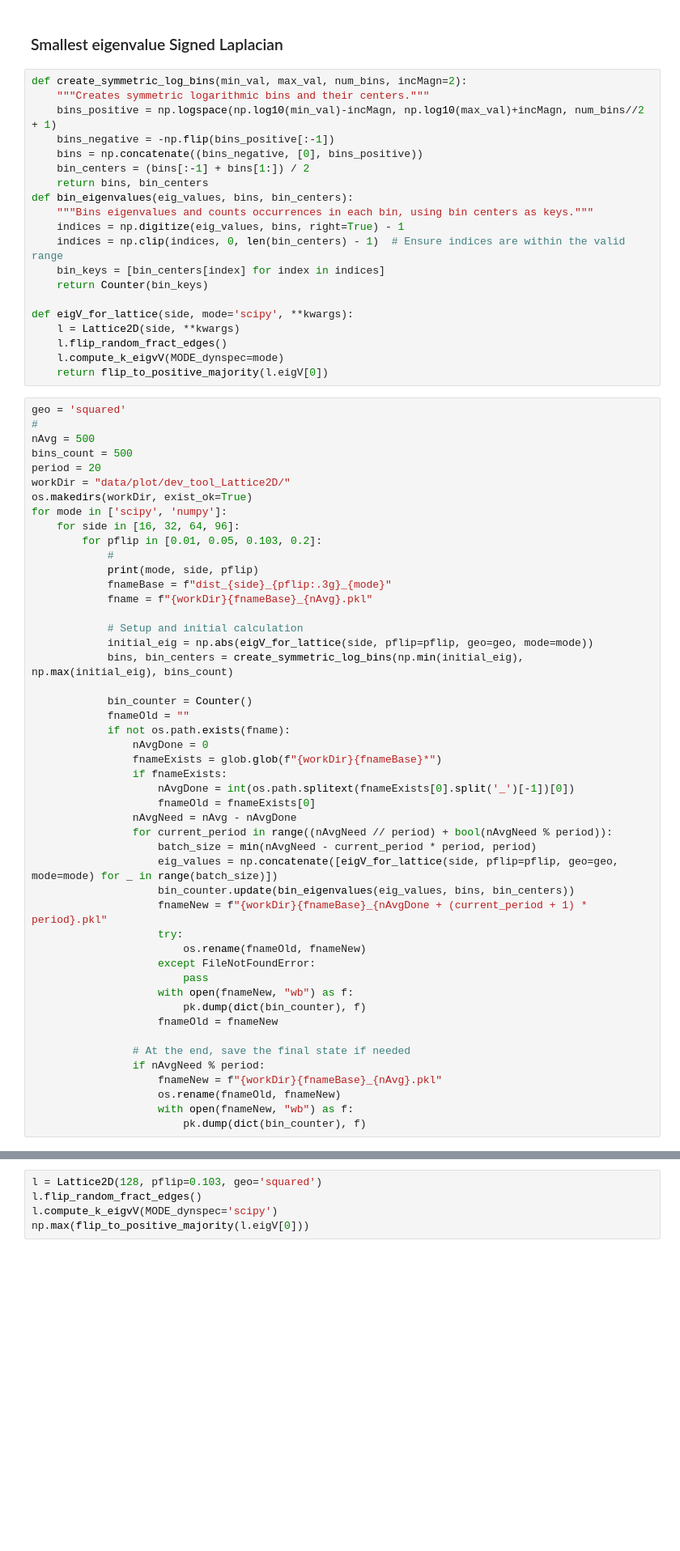
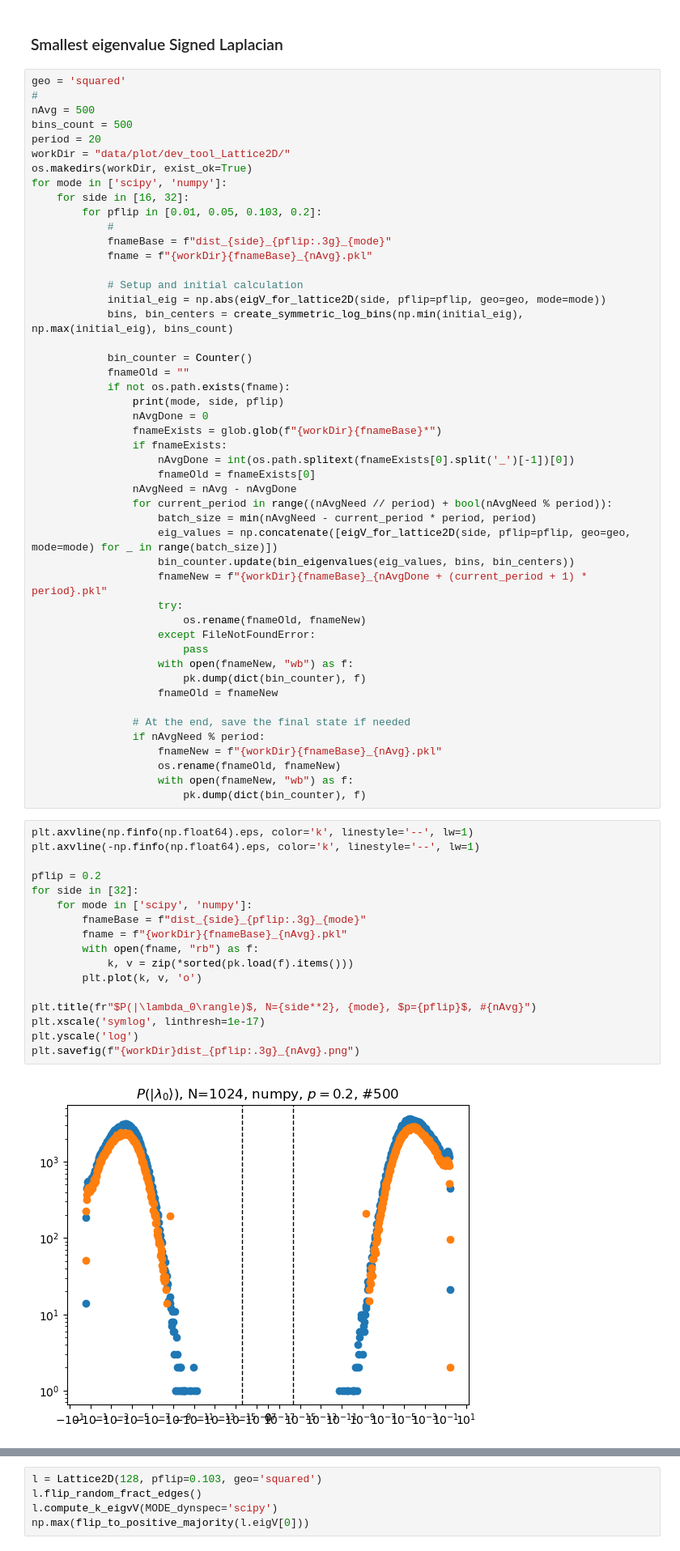
Before and after one commit to giulioiannelli/lrgsglib-public, a Jupyter notebook: ipynb/dev_tool_ResolutionLimit.ipynb, the cells around one changed output, grey strips where cells are left out. Shown at 81% size. Saved outputs shown, nothing was run; the diff lists cells and outputs as text; blank space fills up the shorter version.

```diff
--- a/ipynb/dev_tool_ResolutionLimit.ipynb
+++ b/ipynb/dev_tool_ResolutionLimit.ipynb
@@ -10,25 +13,5 @@ move_to_rootf(True)
 # %% [markdown]
 ### Smallest eigenvalue Signed Laplacian
-# %%
-def create_symmetric_log_bins(min_val, max_val, num_bins, incMagn=2):
-    """Creates symmetric logarithmic bins and their centers."""
-    bins_positive = np.logspace(np.log10(min_val)-incMagn, np.log10(max_val)+incMagn, num_bins//2 + 1)
-    bins_negative = -np.flip(bins_positive[:-1])
-    bins = np.concatenate((bins_negative, [0], bins_positive))
-    bin_centers = (bins[:-1] + bins[1:]) / 2
-    return bins, bin_centers
-def bin_eigenvalues(eig_values, bins, bin_centers):
-    """Bins eigenvalues and counts occurrences in each bin, using bin centers as keys."""
-    indices = np.digitize(eig_values, bins, right=True) - 1
-    indices = np.clip(indices, 0, len(bin_centers) - 1)  # Ensure indices are within the valid range
-    bin_keys = [bin_centers[index] for index in indices]
-    return Counter(bin_keys)
-
-def eigV_for_lattice(side, mode='scipy', **kwargs):
-    l = Lattice2D(side, **kwargs)
-    l.flip_random_fract_edges()
-    l.compute_k_eigvV(MODE_dynspec=mode)
-    return flip_to_positive_majority(l.eigV[0])
 # %%
 geo = 'squared'
 #
@@ -38,20 +21,20 @@ period = 20
 workDir = "data/plot/dev_tool_Lattice2D/"
 os.makedirs(workDir, exist_ok=True)
 for mode in ['scipy', 'numpy']:
-    for side in [16, 32, 64, 96]:
+    for side in [16, 32]:
         for pflip in [0.01, 0.05, 0.103, 0.2]:
             #
-            print(mode, side, pflip)
             fnameBase = f"dist_{side}_{pflip:.3g}_{mode}"
             fname = f"{workDir}{fnameBase}_{nAvg}.pkl"
 
             # Setup and initial calculation
-            initial_eig = np.abs(eigV_for_lattice(side, pflip=pflip, geo=geo, mode=mode))
+            initial_eig = np.abs(eigV_for_lattice2D(side, pflip=pflip, geo=geo, mode=mode))
             bins, bin_centers = create_symmetric_log_bins(np.min(initial_eig), np.max(initial_eig), bins_count)
 
             bin_counter = Counter()
             fnameOld = ""
             if not os.path.exists(fname):
+                print(mode, side, pflip)
                 nAvgDone = 0
                 fnameExists = glob.glob(f"{workDir}{fnameBase}*")
                 if fnameExists:
@@ -60,7 +43,7 @@ for mode in ['scipy', 'numpy']:
                 nAvgNeed = nAvg - nAvgDone
                 for current_period in range((nAvgNeed // period) + bool(nAvgNeed % period)):
                     batch_size = min(nAvgNeed - current_period * period, period)
-                    eig_values = np.concatenate([eigV_for_lattice(side, pflip=pflip, geo=geo, mode=mode) for _ in range(batch_size)])
+                    eig_values = np.concatenate([eigV_for_lattice2D(side, pflip=pflip, geo=geo, mode=mode) for _ in range(batch_size)])
                     bin_counter.update(bin_eigenvalues(eig_values, bins, bin_centers))
                     fnameNew = f"{workDir}{fnameBase}_{nAvgDone + (current_period + 1) * period}.pkl"
                     try:
@@ -77,3 +60,22 @@ for mode in ['scipy', 'numpy']:
                     os.rename(fnameOld, fnameNew)
                     with open(fnameNew, "wb") as f:
                         pk.dump(dict(bin_counter), f)
+# %%
+plt.axvline(np.finfo(np.float64).eps, color='k', linestyle='--', lw=1)
+plt.axvline(-np.finfo(np.float64).eps, color='k', linestyle='--', lw=1)
+
+pflip = 0.2
+for side in [32]:
+    for mode in ['scipy', 'numpy']:
+        fnameBase = f"dist_{side}_{pflip:.3g}_{mode}"
+        fname = f"{workDir}{fnameBase}_{nAvg}.pkl"
+        with open(fname, "rb") as f:
+            k, v = zip(*sorted(pk.load(f).items()))
+        plt.plot(k, v, 'o')
+
+plt.title(fr"$P(|\lambda_0\rangle)$, N={side**2}, {mode}, $p={pflip}$, #{nAvg}")
+plt.xscale('symlog', linthresh=1e-17)
+plt.yscale('log')
+plt.savefig(f"{workDir}dist_{pflip:.3g}_{nAvg}.png")
+# %% [output]
+[figure, added]
```
Also changed, not shown: parts of 6 cells of this notebook, 2 other files.
